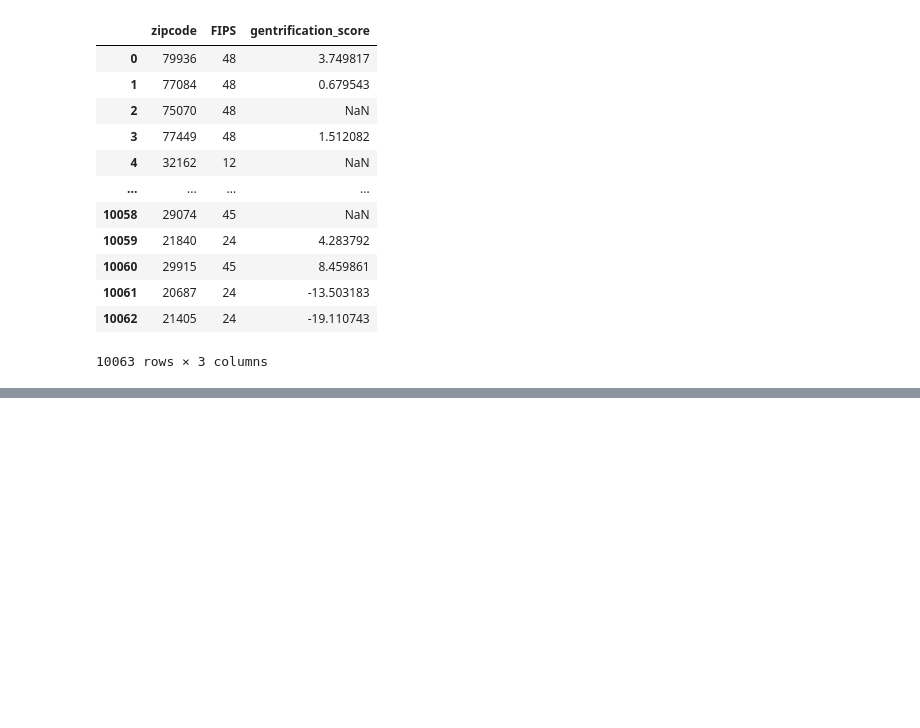
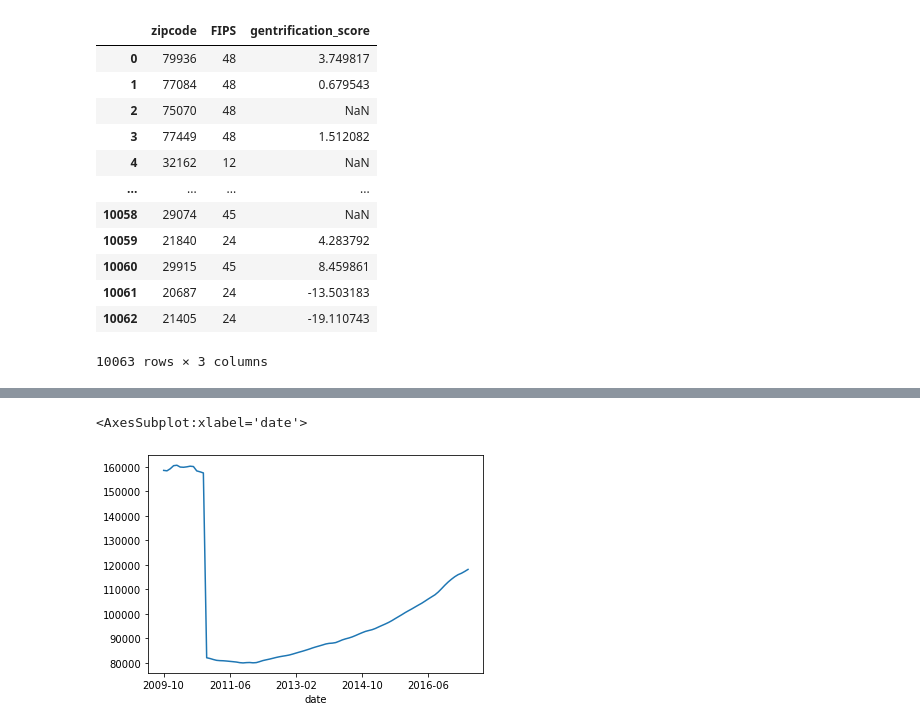
Before and after one commit to deepdaydreams/citadel-datathon-2021, a Jupyter notebook: initial_eda.ipynb, the cells around one changed output, grey strips where cells are left out. Drawn from its saved outputs; the diff is of its cells as text; code cells hidden in the pictures; blank space fills up the shorter version.

```diff
--- a/initial_eda.ipynb
+++ b/initial_eda.ipynb
@@ -522,0 +594,15 @@ for ind, year in enumerate(['2011', '2017']):
+# %%
+import datetime
+real_estate_asheville = real_estate_tidy[real_estate_tidy['metro'] == 'Nashville'].groupby('date').mean()
+#real_estate_asheville[real_estate_asheville['date'] >= 2016]
+#real_estate_asheville['date'] = pd.to_datetime(real_estate_asheville['date'])
+fig, ax = plt.subplots()
+#print(real_estate_asheville)
+real_estate_asheville['monthly_avg_price'].loc['2009-1-1':'2019-1-1'].plot(ax=ax)
+#ax.plot_date(x, y, markerfacecolor='CornfloerBlue', markeredgecolor='white')
+#fig.autofmt_xdate()
+#ax.set_xlim([datetime.date(1998, 1,1), datetime.date(2018,1,1)])
+#ax.set_ylim([0, 5])
+# %% [output]
+<AxesSubplot:xlabel='date'>
+[figure, added]
```
Also changed, not shown: parts of 16 cells of this notebook.
